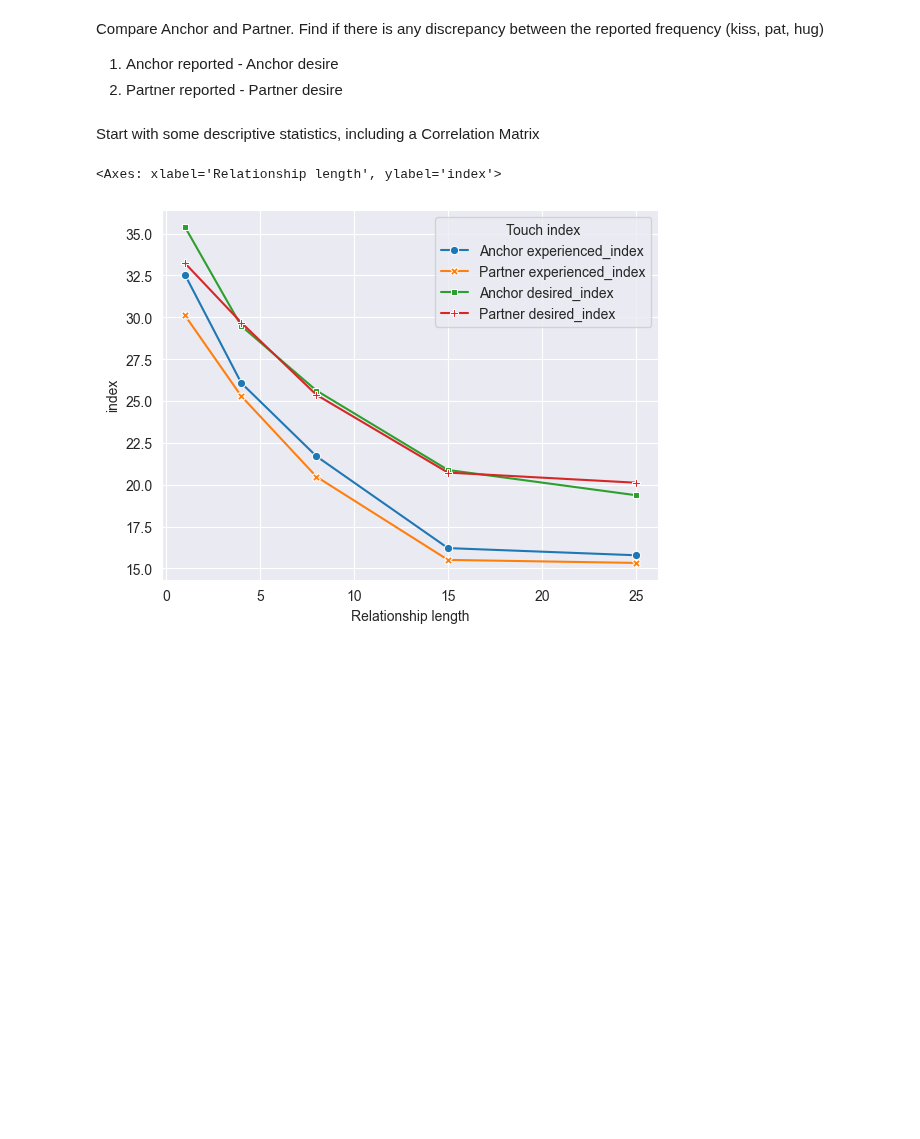
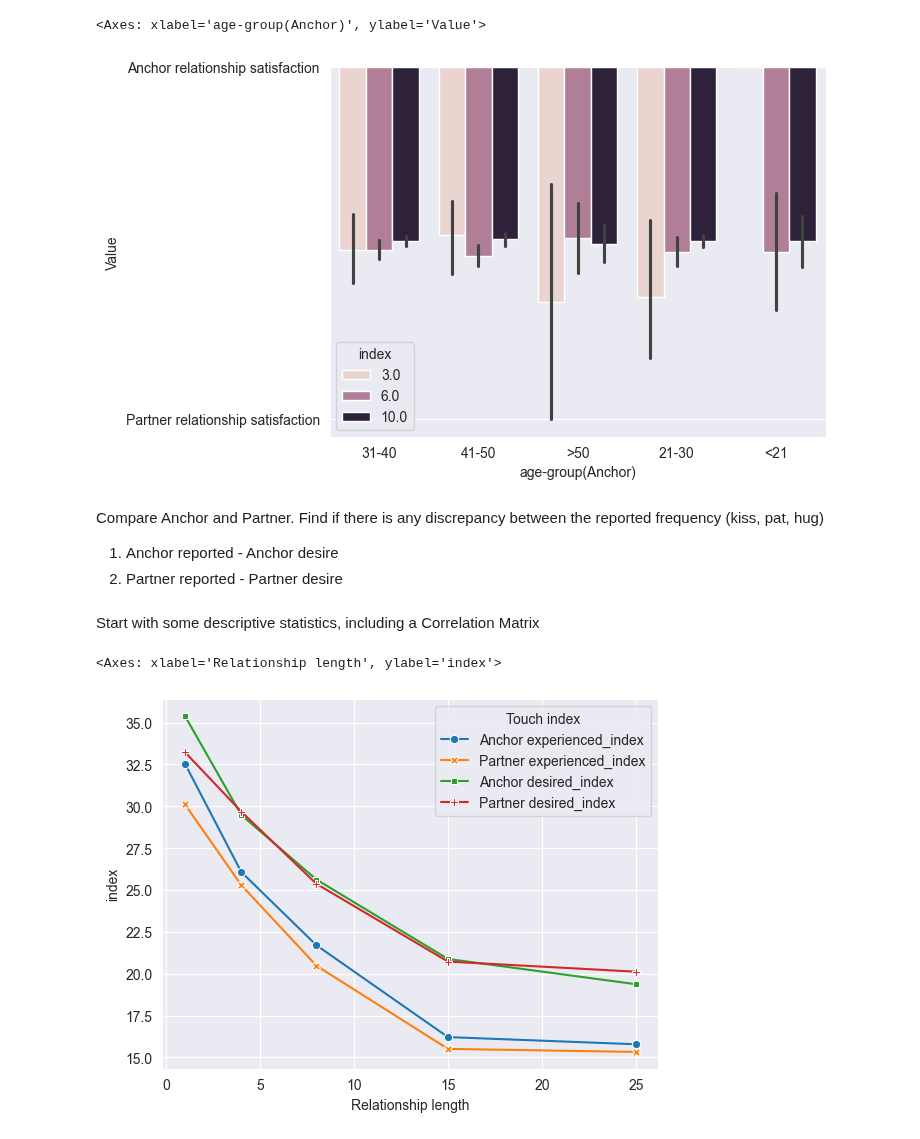
Before and after one commit to EdgardoCS/touchCouples, a Jupyter notebook: descriptive_stats.ipynb, the cells around one changed output. Saved outputs shown, nothing was run; the diff lists cells and outputs as text; code cells hidden in the pictures; blank space fills up the shorter version.

```diff
--- a/descriptive_stats.ipynb
+++ b/descriptive_stats.ipynb
@@ -117,28 +139,11 @@ df['Relationship length'] = df['reldur_class'].map(duration_options)
 # %%
-# Group anchor and partner by age
-for i in range(0, len(df)):
-    if df['age'][i] <= 20:
-        df.loc[i, 'age-group(Anchor)'] = '<21'
-    elif 20 < df['age'][i] <= 30:
-        df.loc[i, 'age-group(Anchor)'] = '21-30'
-    elif 30 < df['age'][i] <= 40:
-        df.loc[i, 'age-group(Anchor)'] = '31-40'
-    elif 40 < df['age'][i] <= 50:
-        df.loc[i, 'age-group(Anchor)'] = '41-50'
-    elif 50 < df['age'][i]:
-        df.loc[i, 'age-group(Anchor)'] = '>50'
-
-for i in range(0, len(df)):
-    if df['page'][i] <= 20:
-        df.loc[i, 'age-group(Partner)'] = '<21'
-    elif 20 < df['age'][i] <= 30:
-        df.loc[i, 'age-group(Partner)'] = '21-30'
-    elif 30 < df['age'][i] <= 40:
-        df.loc[i, 'age-group(Partner)'] = '31-40'
-    elif 40 < df['age'][i] <= 50:
-        df.loc[i, 'age-group(Partner)'] = '41-50'
-    elif 50 < df['age'][i]:
-        df.loc[i, 'age-group(Partner)'] = '>50'
+tidy = df.melt(id_vars='age-group(Anchor)',
+               value_vars=['Anchor relationship satisfaction', 'Partner relationship satisfaction'],
+               var_name='Value', value_name='index')
+sns.barplot(x='age-group(Anchor)', y='Value', hue='index', data=tidy)
+# %% [output]
+<Axes: xlabel='age-group(Anchor)', ylabel='Value'>
+[figure, added]
 # %% [markdown]
 Compare Anchor and Partner.
 Find if there is any discrepancy between the reported frequency (kiss, pat, hug)
```
Also changed, not shown: parts of 12 cells of this notebook, 1 other file.
